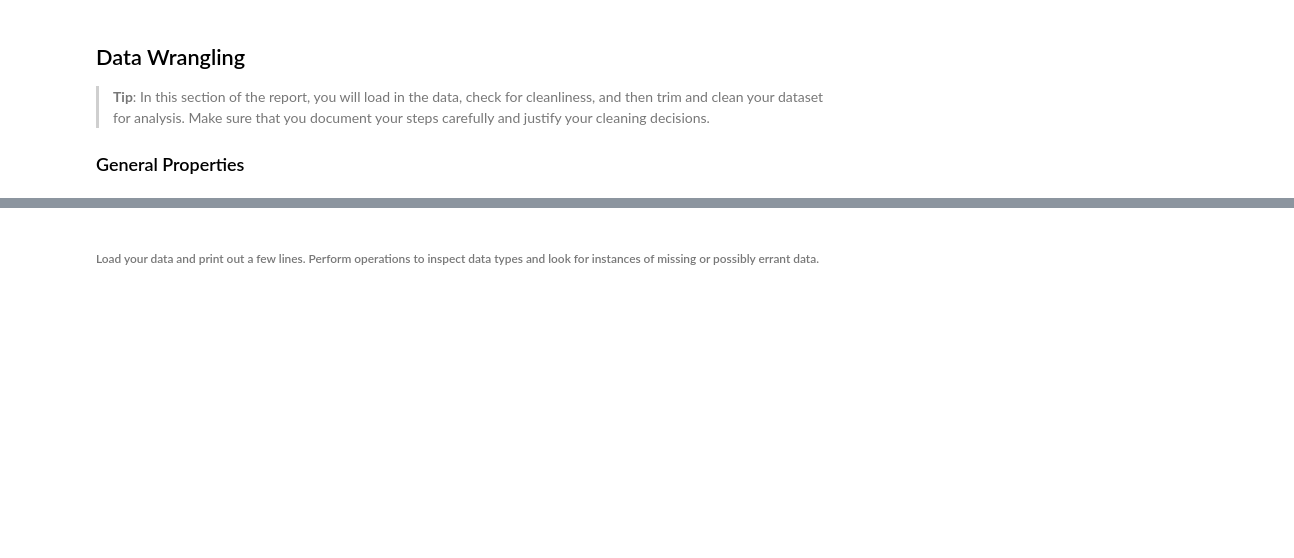
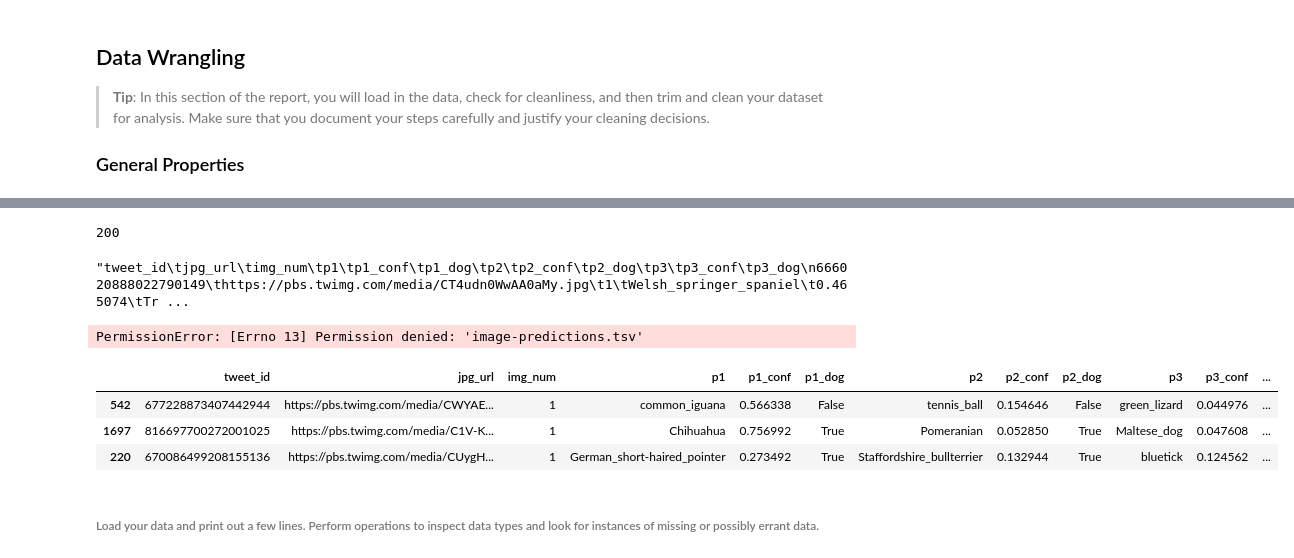
Before and after one commit to sdaphtardar/wrangle_dog_rates_data, a Jupyter notebook: data-wrangling-project.ipynb, the cells around one changed output, grey strips where cells are left out. Drawn from its saved outputs; the diff is of its cells as text; code cells hidden in the pictures; blank space fills up the shorter version.

```diff
--- a/data-wrangling-project.ipynb
+++ b/data-wrangling-project.ipynb
@@ -32,5 +97,26 @@ Copy paste following cell to create multiple dataframes as needed.
+# %%
+response.status_code
+# %% [output]
+200
+# %%
+response.text
+# %% [output]
+"tweet_id\tjpg_url\timg_num\tp1\tp1_conf\tp1_dog\tp2\tp2_conf\tp2_dog\tp3\tp3_conf\tp3_dog\n666020888022790149\thttps://pbs.twimg.com/media/CT4udn0WwAA0aMy.jpg\t1\tWelsh_springer_spaniel\t0.465074\tTr ...
+# %%
+image_file = open('image-predictions.tsv', 'w')
+image_file.write(response.text)
+image_file.close()
+# %% [output]
+PermissionError: [Errno 13] Permission denied: 'image-predictions.tsv'
 # %%
-#df_name = pd.read_csv(......., sep='...')
+df_image = pd.read_csv('image-predictions.tsv', sep='\t')
+# %%
+df_image.sample(3)
+# %% [output]
+|  | tweet_id | jpg_url | img_num | p1 | p1_conf | p1_dog | p2 | p2_conf | p2_dog | p3 | p3_conf | ... |
+| 542 | 677228873407442944 | https://pbs.twimg.com/media/CWYAE... | 1 | common_iguana | 0.566338 | False | tennis_ball | 0.154646 | False | green_lizard | 0.044976 | ... |
+| 1697 | 816697700272001025 | https://pbs.twimg.com/media/C1V-K... | 1 | Chihuahua | 0.756992 | True | Pomeranian | 0.052850 | True | Maltese_dog | 0.047608 | ... |
+| 220 | 670086499208155136 | https://pbs.twimg.com/media/CUygH... | 1 | German_short-haired_pointer | 0.273492 | True | Staffordshire_bullterrier | 0.132944 | True | bluetick | 0.124562 | ... |
 # %% [markdown]
 ###### Load your data and print out a few lines. Perform operations to inspect data types and look for instances of missing or possibly errant data.
 # %%
```
Also changed, not shown: parts of 15 cells of this notebook, 2 other files.
